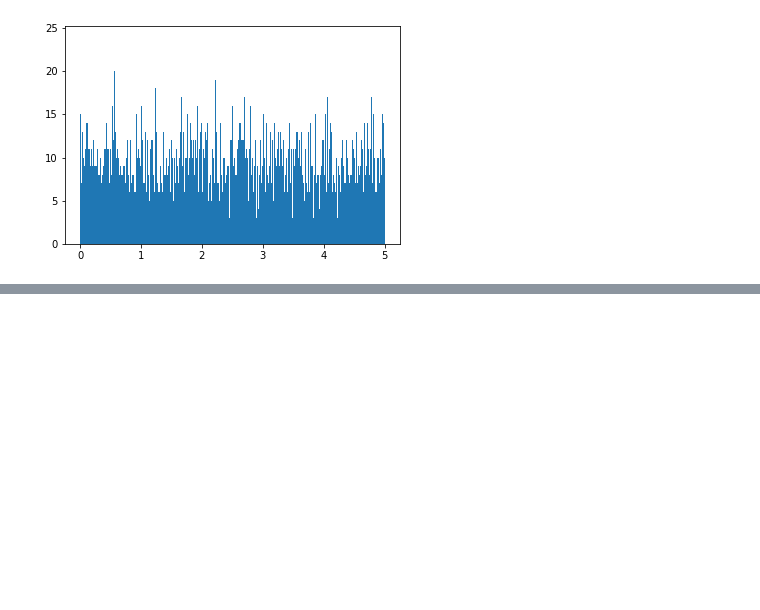
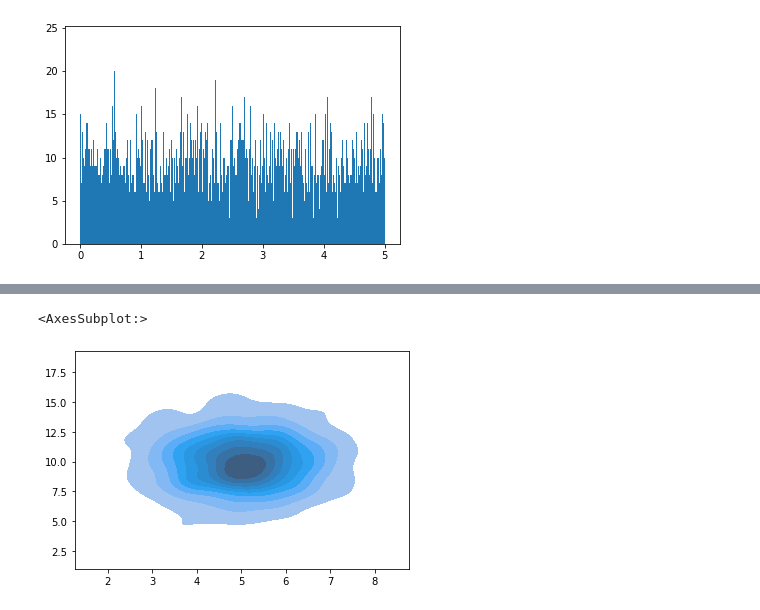
Before and after one commit to ecuerbo/machine-learning, a Jupyter notebook: w3-ml-tutorial.ipynb, the cells around one changed output, grey strips where cells are left out. Saved outputs shown, nothing was run; the diff lists cells and outputs as text; code cells hidden in the pictures; blank space fills up the shorter version.

```diff
--- a/w3-ml-tutorial.ipynb
+++ b/w3-ml-tutorial.ipynb
@@ -111,0 +133,6 @@ plt.show()
+# %%
+import seaborn as sns
+sns.kdeplot(x=x,y=y, shade=True)
+# %% [output]
+<AxesSubplot:>
+[figure, added]
```
Also changed, not shown: parts of 5 cells of this notebook, 1 other file.
